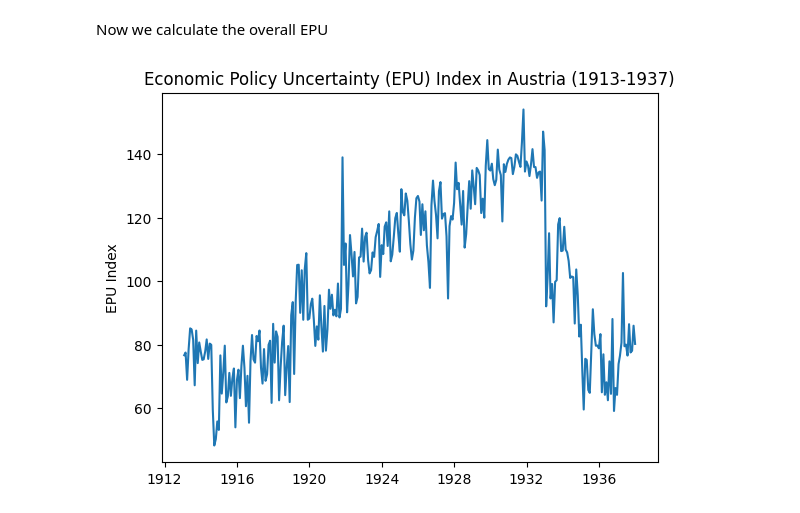
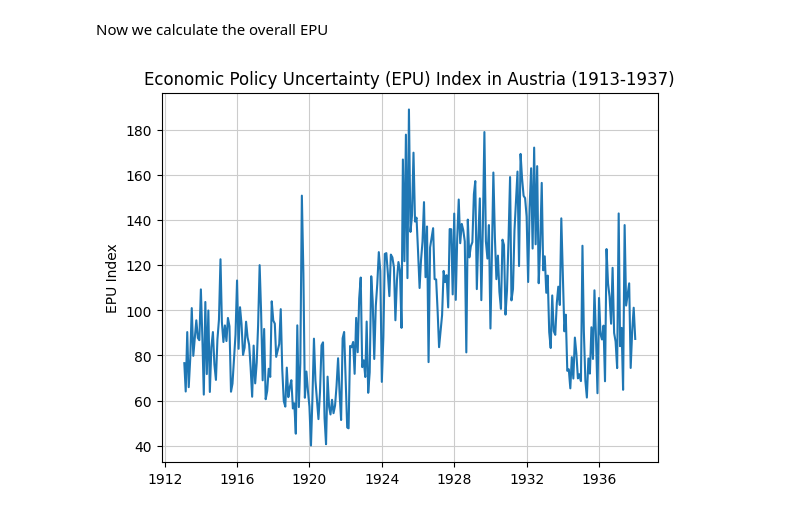
Before and after one commit to vollmerale22/EPU-Interwar-Austria, a Jupyter notebook: EPU Scraping.ipynb, the cells around one changed output. Saved outputs shown, nothing was run; the diff lists cells and outputs as text; code cells hidden in the pictures.

```diff
--- a/EPU Scraping.ipynb
+++ b/EPU Scraping.ipynb
@@ -492,5 +306,9 @@ Row for 1940-12-01 - 1940-12-31: {'Start Date': '1940-12-01', 'End Date': '1940-
 
 Done. Results in total_anno_articles_by_newspaper.csv
+# %%
+# Import both dataframes
+dftotal = pd.read_csv("total_anno_articles_by_newspaper.csv")
+df = pd.read_csv("anno_articles_by_newspaper.csv")
 # %%
 # Rename the columns from the total dataset with a prefix
 dftotal.columns = [f"Total {col}" for col in dftotal.columns]
@@ -504,11 +321,16 @@ Now we calculate the overall EPU
 # %%
 papers = [
     "Neues Wiener Journal",
-    "Reichspost",
     "Wiener Zeitung",
     "Neue Freie Presse",
     "Neues Wiener Tagblatt (Tages-Ausgabe)",
-    "Illustrierte Kronen-Zeitung"
+    "Arbeiter Zeitung",
+    "Kärntner Zeitung",
+    "Allgemeiner Tiroler Anzeiger",
+    "Vorarlberger Volksblatt",
+    "Grazer Volksblatt",
+    "Linzer Volksblatt",
+    "Salzburger Chronik"
 ]
 
 # -----------------------------------------------------
@@ -555,9 +380,10 @@ df_combined['End Date'] = pd.to_datetime(df_combined['End Date'])
 # %%
 # Plot the EPU with a 5 year ticks on the x axis showing only the year
 fig, ax = plt.subplots()
 ax.plot(df_combined["End Date"], df_combined["EPU"])
 plt.title("Economic Policy Uncertainty (EPU) Index in Austria (1913-1937)")
 plt.ylabel("EPU Index")
+ax.grid(color='#cccccc')
 ax.set_label("End Date")
 # %% [output]
-[figure, old version]
+[figure, new version]
```
Also changed, not shown: parts of 14 cells of this notebook.
